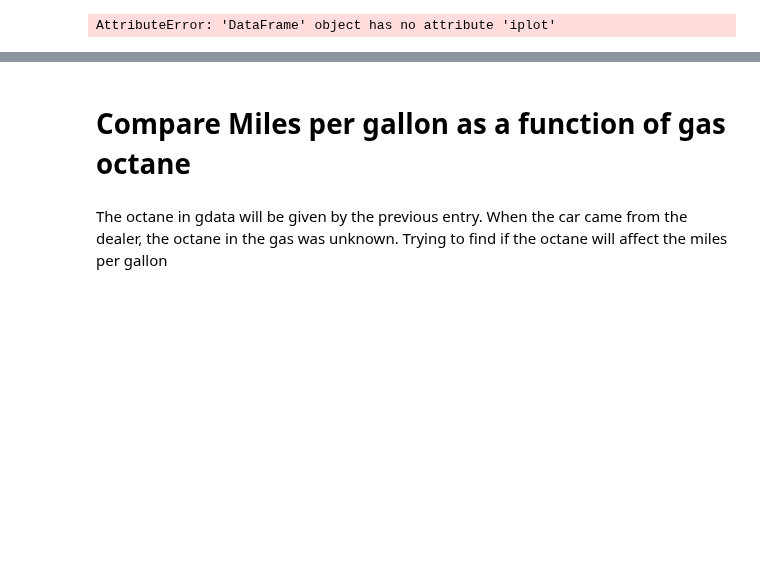
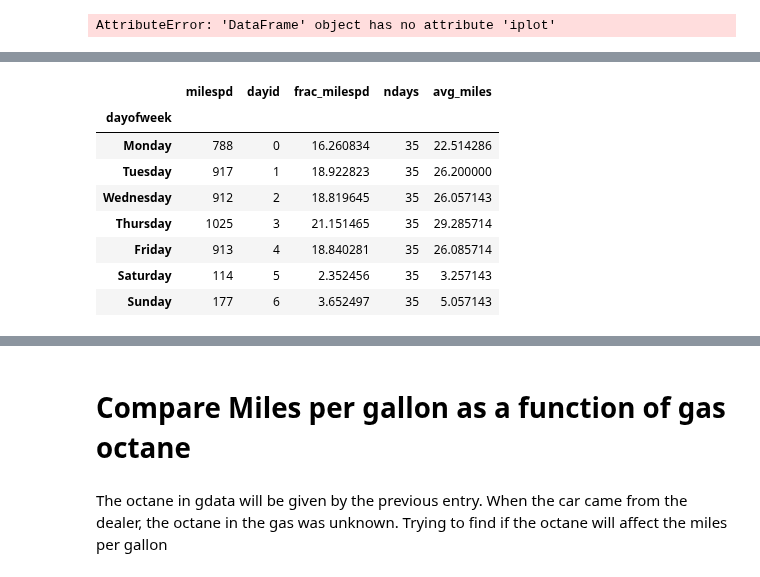
Before and after one commit to angelmanzur/MiniMiles, a Jupyter notebook: Mini_Cooper_Miles.ipynb, the cells around one changed output, grey strips where cells are left out. Drawn from its saved outputs; the diff is of its cells as text; code cells hidden in the pictures; blank space fills up the shorter version.

```diff
--- a/Mini_Cooper_Miles.ipynb
+++ b/Mini_Cooper_Miles.ipynb
@@ -390,0 +394,3 @@ plt.show()
+# %%
+sorter = ['Monday', 'Tuesday','Wednesday','Thursday','Friday','Saturday','Sunday']
+sorterIndex = dict(zip(sorter,range(len(sorter))))
@@ -390,0 +419,18 @@ plt.show()
+# %%
+milesperday['ndays'] = 0
+
+for i in sorter:
+    nw = mpd.dayofweek[mpd.dayofweek == i].count()
+    milesperday.ndays[milesperday.index == i] = nw
+
+milesperday['avg_miles']  = milesperday.milespd/milesperday.ndays
+# %% [output]
+|  | milespd | dayid | frac_milespd | ndays | avg_miles |
+| dayofweek |  |  |  |  |  |
+| Monday | 788 | 0 | 16.260834 | 35 | 22.514286 |
+| Tuesday | 917 | 1 | 18.922823 | 35 | 26.200000 |
+| Wednesday | 912 | 2 | 18.819645 | 35 | 26.057143 |
+| Thursday | 1025 | 3 | 21.151465 | 35 | 29.285714 |
+| Friday | 913 | 4 | 18.840281 | 35 | 26.085714 |
+| Saturday | 114 | 5 | 2.352456 | 35 | 3.257143 |
+| Sunday | 177 | 6 | 3.652497 | 35 | 5.057143 |
```
Also changed, not shown: parts of 15 cells of this notebook, 2 other files.
